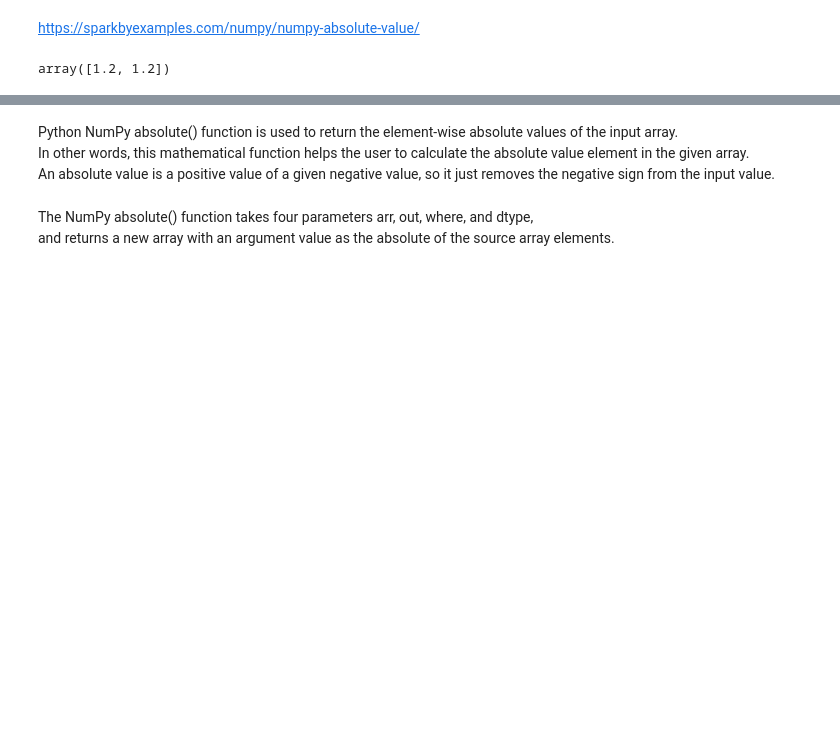
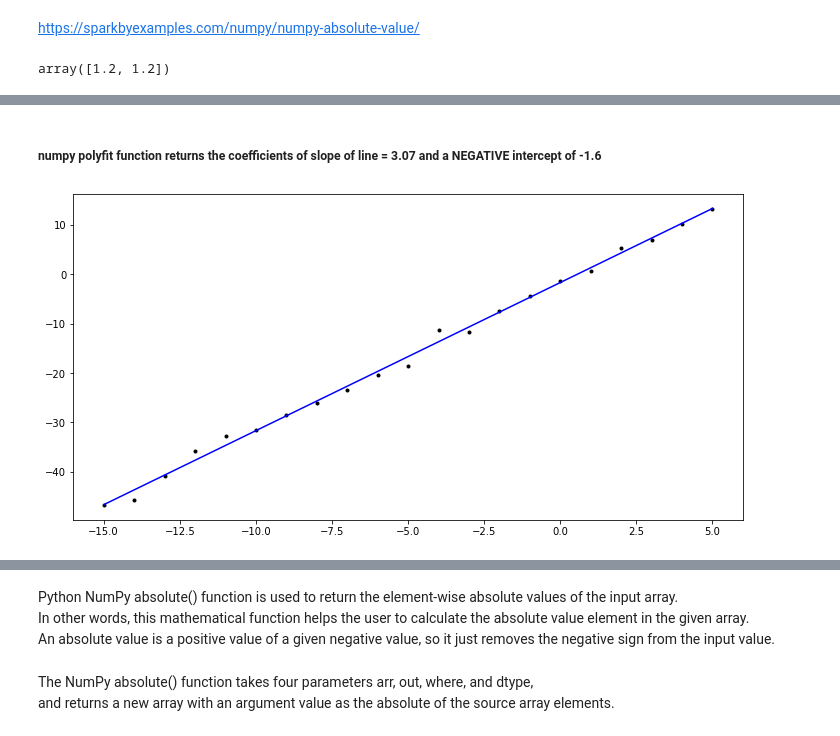
Before and after one commit to doodymack/Machine_Learn_Stats-Assessment, a Jupyter notebook: Exercises/02-Models_exercises.ipynb, the cells around one changed output, grey strips where cells are left out. Drawn from its saved outputs; the diff is of its cells as text; code cells hidden in the pictures; blank space fills up the shorter version.

```diff
--- a/Exercises/02-Models_exercises.ipynb
+++ b/Exercises/02-Models_exercises.ipynb
@@ -35,0 +72,13 @@ plt.show()
+# %% [markdown]
+##### numpy polyfit function returns the coefficients of slope of line = 3.07 and a NEGATIVE intercept of -1.6
+# %%
+# Create a plot.
+fig, ax = plt.subplots(figsize=(12,6))
+
+# Plot x vs y.
+ax.plot(x, y, 'k.')
+
+# Plot x vs parameters on x.
+ax.plot(x, params[0] * x + params[1], 'b-');
+# %% [output]
+[figure, added]
```
Also changed, not shown: parts of 49 cells of this notebook.
